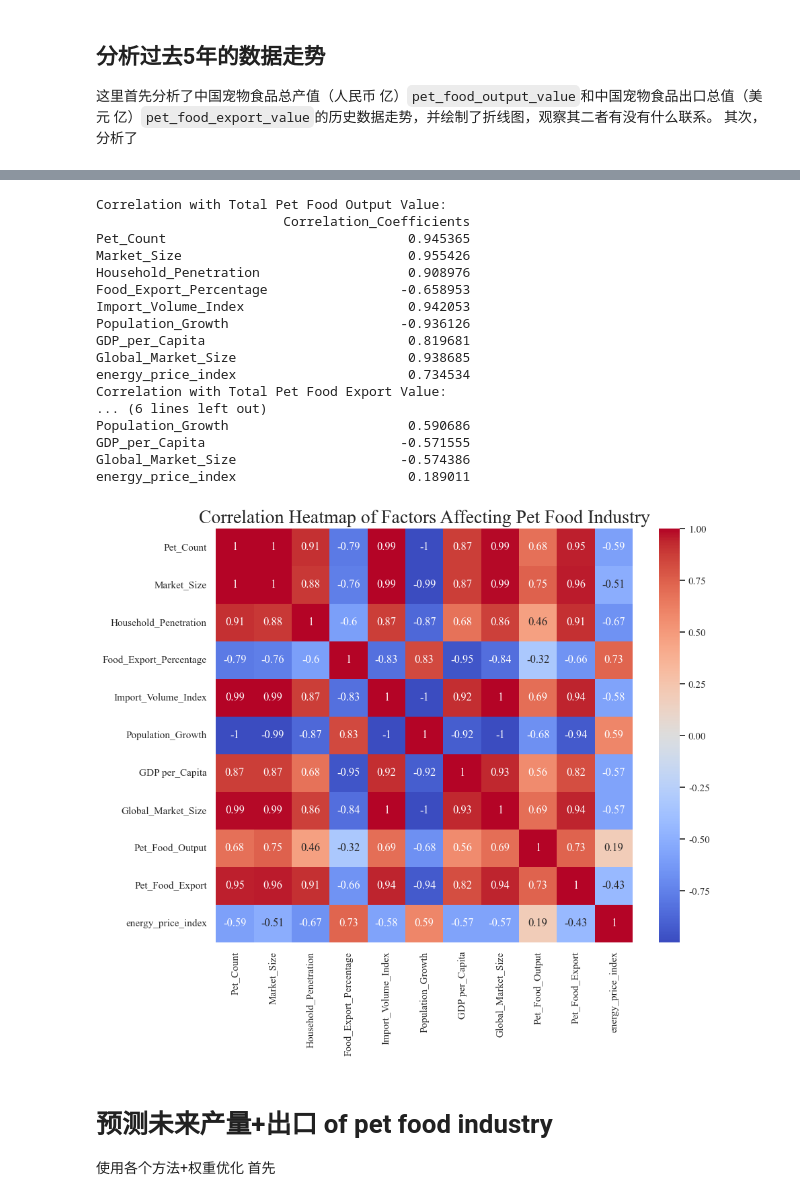
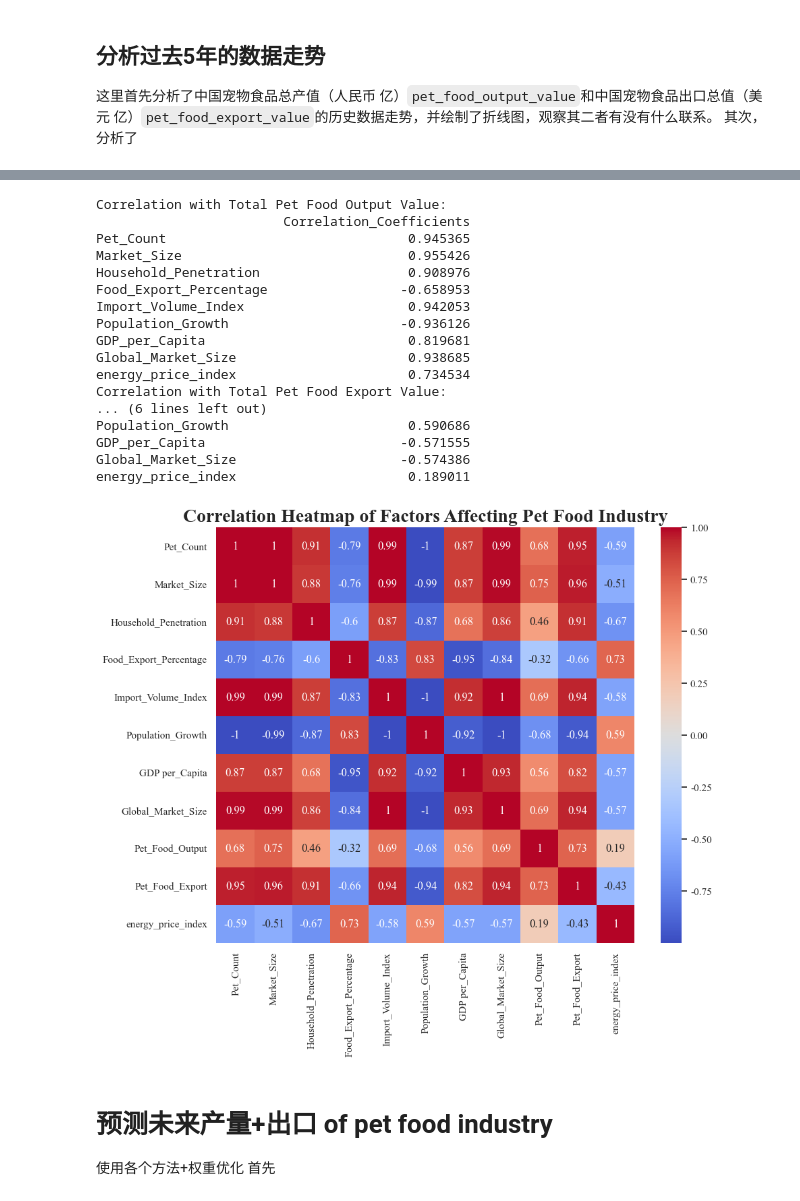
Before and after one commit to purpyviolet/APMCM_2024_C, a Jupyter notebook: Question3.ipynb, the cells around one changed output, grey strips where cells are left out. Drawn from its saved outputs; the diff is of its cells as text; code cells hidden in the pictures.

```diff
--- a/Question3.ipynb
+++ b/Question3.ipynb
@@ -113,6 +113,7 @@ plt.grid(True)
 # 总标题和布局调整
 plt.suptitle('Analysis of China Pet Food Industry (2019-2023)', fontsize=22, fontweight='bold')
 plt.tight_layout(rect=[0, 0, 1, 0.95])
+plt.savefig("China_Pet_Food_Analysis.png", dpi=300)
 plt.show()
 
 # 3. 相关性分析
@@ -139,35 +140,36 @@ corr_matrix = np.corrcoef(np.column_stack((X, pet_food_output_value, pet_food_ex
 
 plt.figure(figsize=(10, 8))
 sns.heatmap(corr_matrix, annot=True, cmap='coolwarm', xticklabels=['Pet_Count', 'Market_Size', 'Household_Penetration', 'Food_Export_Percentage', 'Import_Volume_Index', 'Population_Growth', 'GDP per_Capita', 'Global_Market_Size', 'Pet_Food_Output', 'Pet_Food_Export','energy_price_index'],
             yticklabels=['Pet_Count', 'Market_Size', 'Household_Penetration', 'Food_Export_Percentage', 'Import_Volume_Index', 'Population_Growth', 'GDP per_Capita', 'Global_Market_Size', 'Pet_Food_Output', 'Pet_Food_Export','energy_price_index'])
-plt.title('Correlation Heatmap of Factors Affecting Pet Food Industry', fontsize=20)
+plt.title('Correlation Heatmap of Factors Affecting Pet Food Industry', fontsize=20,fontweight='bold')
+plt.savefig("China_Pet_Food_Heatmap.png", dpi=300)
 plt.show()
 
 # 5. 结论
 # 宠物数量、市场规模和全球市场规模对中国宠物食品总产值和出口总值有明显的相关性，而人口增长率和家庭渗透率对于宠物食品的影响相对小。
 # 市场规模也显示了进一步的增长，同时宠物家庭渗透率也有所提高。
 # 宠物食品总产值在过去几年中显著增长，特别是在2021年到2023年之间，但出口总值在某些年度有所低起。
 # 宠物市场随着国际市场的增长而增长，受到全球市场规模的影响。
 # %% [output]
 [figure]
 Correlation with Total Pet Food Output Value:
                         Correlation_Coefficients
 Pet_Count                               0.945365
 Market_Size                             0.955426
 Household_Penetration                   0.908976
 Food_Export_Percentage                 -0.658953
 Import_Volume_Index                     0.942053
 Population_Growth                      -0.936126
 GDP_per_Capita                          0.819681
 Global_Market_Size                      0.938685
 energy_price_index                      0.734534
 Correlation with Total Pet Food Export Value:
 ... (6 lines left out)
 Population_Growth                       0.590686
 GDP_per_Capita                         -0.571555
 Global_Market_Size                     -0.574386
 energy_price_index                      0.189011
-[figure, old version]
+[figure, new version]
 # %% [markdown]
 # 预测未来产量+出口 of pet food industry
 使用各个方法+权重优化
```
Also changed, not shown: parts of 1 cell of this notebook, 16 other files.
